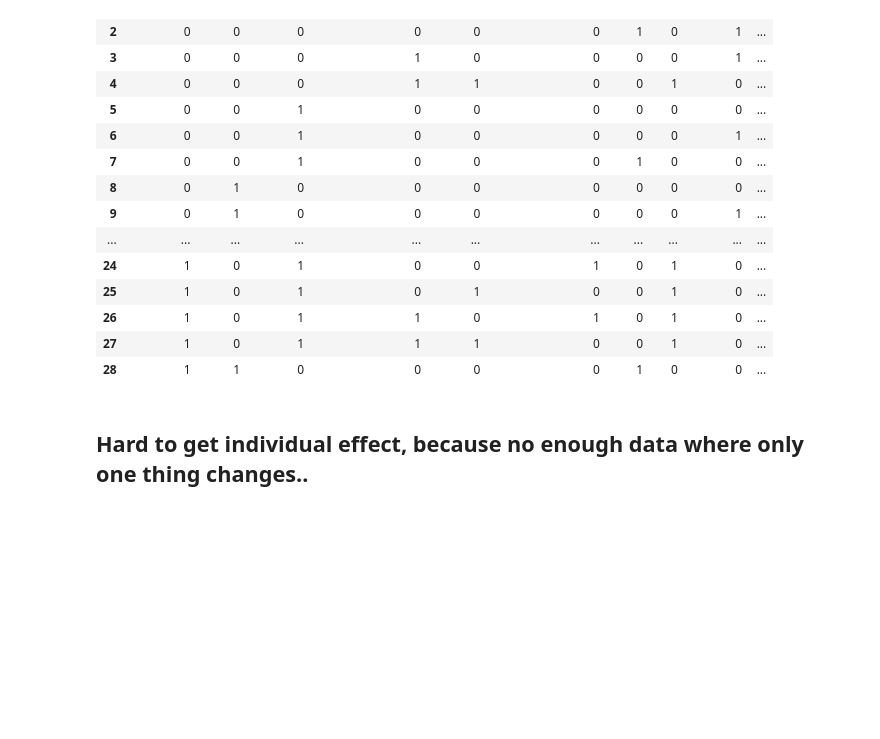
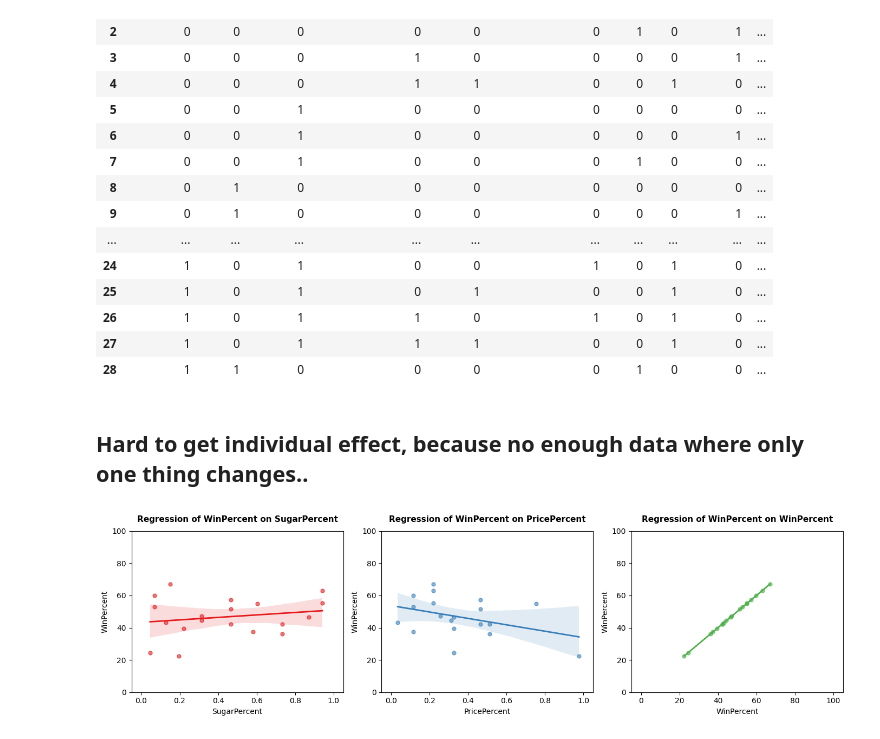
Before and after one commit to Sanchit2798/candy-case-study, a Jupyter notebook: notebooks/01_eda.ipynb, the cells around one changed output. Cells and saved outputs as stored; diff of their text form; code cells hidden in the pictures; blank space fills up the shorter version.

```diff
--- a/notebooks/01_eda.ipynb
+++ b/notebooks/01_eda.ipynb
@@ -354,3 +354,23 @@ data.groupby(binary_columns).agg(Count=("WinPercent", "size"), MeanWinPercent=("
 | 28 | 1 | 1 | 0 | 0 | 0 | 0 | 1 | 0 | 0 | ... |
 # %% [markdown]
 ## Hard to get individual effect, because no enough data where only one thing changes..
+# %%
+fruity_df = data[(data['Chocolate'] == 0) & (data['Fruity'] == 1) & (data['Caramel'] == 0) &
+     (data['PeanutyAlmondy'] == 0) & (data['Nougat'] == 0) & (data['CrispedRiceWafer'] == 0) &
+     (data['Hard'] == 0) & (data['Bar'] == 0) & (data['PluriBus'] == 1)]
+# %%
+numeric_cols = ContinuousFeats + [Target]
+palette = sns.color_palette("Set1", n_colors=len(numeric_cols))
+colors_dict = {
+    col: palette[i]
+    for i, col in enumerate(numeric_cols)
+}
+bin_dict = {
+    "SugarPercent": 40,
+    "PricePercent": 40,
+    "WinPercent": 25
+}
+limits = {"SugarPercent":[-0.05,1.05], "PricePercent":[-0.05,1.05], "WinPercent":[-5,105]}
+regplot_grid(fruity_df, numeric_cols, Target, colors_dict, x_limits_dict=limits, y_limits_dict={"SugarPercent":[0, 100], "PricePercent":[0, 100], "WinPercent":[0, 100]})
+# %% [output]
+[figure, added]
```
Also changed, not shown: parts of 3 cells of this notebook, 2 other files.
